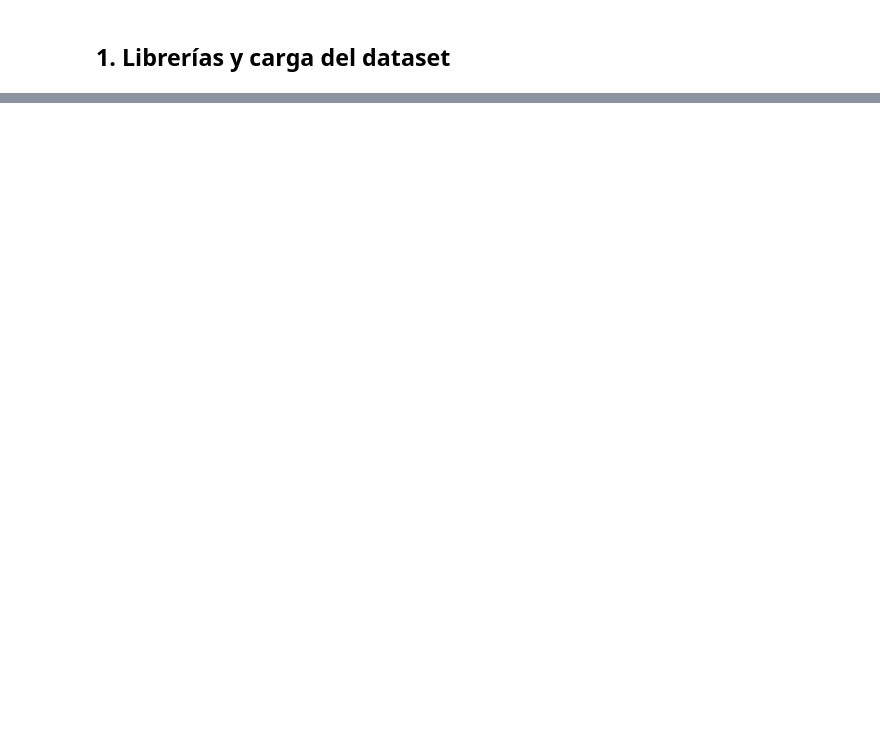
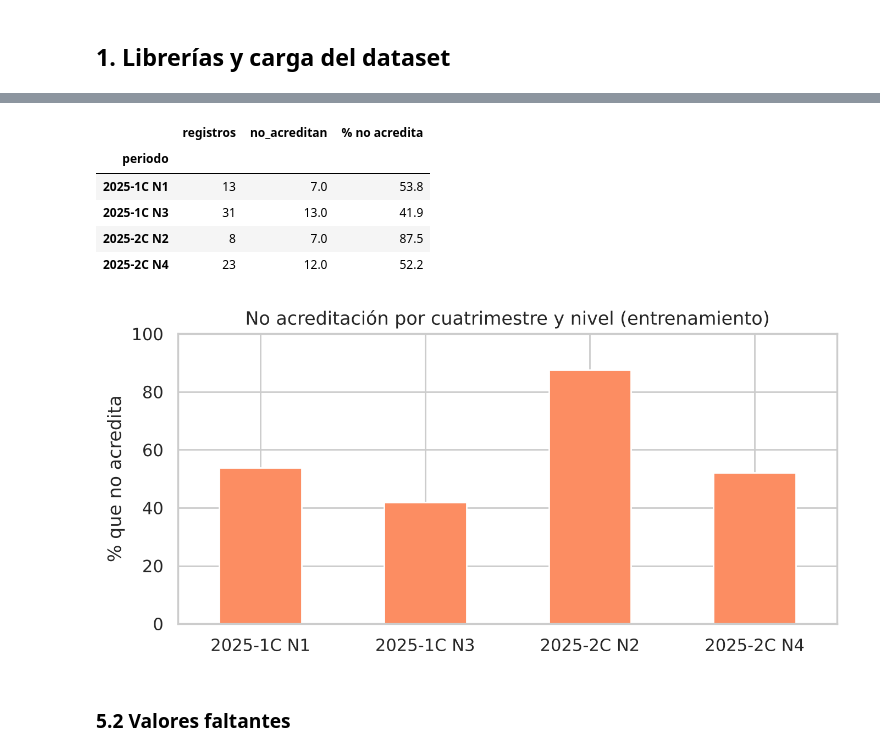
Before and after one commit to gabrielasbacchiani/prediccion-acreditacion-teps, a Jupyter notebook: notebooks/01-gsb-eda-preprocesamiento.ipynb, the cells around one changed output, grey strips where cells are left out. Saved outputs shown, nothing was run; the diff lists cells and outputs as text; code cells hidden in the pictures; blank space fills up the shorter version.

```diff
--- a/notebooks/01-gsb-eda-preprocesamiento.ipynb
+++ b/notebooks/01-gsb-eda-preprocesamiento.ipynb
@@ -421,0 +137,17 @@ Para realizar este trabajo se tomaron los registros de las cohortes 2025 - 2026,
+# %%
+objetivo = "no_acredita"
+es_prueba = (modelo.anio == 2026) & (modelo.cuatri == 1)
+ids_prueba = set(modelo.loc[es_prueba, "id_estudiante"])
+quitados = (modelo.anio == 2025) & modelo.id_estudiante.isin(ids_prueba)
+es_entrenamiento = (modelo.anio == 2025) & ~quitados
+
+train = modelo[es_entrenamiento].copy()
+test = modelo[es_prueba].copy()
+print(f"Registros 2025 quitados del entrenamiento por repetir persona: {quitados.sum()}")
+resumen = pd.DataFrame({
+    "registros": [len(train), len(test)],
+    "no acreditan (1)": [int(train[objetivo].sum()), int(test[objetivo].sum())],
+    "acreditan (0)": [int((train[objetivo] == 0).sum()), int((test[objetivo] == 0).sum())],
+}, index=["entrenamiento", "prueba"])
+resumen["% no acredita"] = (100 * resumen["no acreditan (1)"] / resumen.registros).round(1)
+display(resumen)
@@ -421,0 +167,20 @@ Para realizar este trabajo se tomaron los registros de las cohortes 2025 - 2026,
+# %%
+train["periodo"] = train.anio.astype(str) + "-" + train.cuatri.astype(str) + "C N" + train.nivel.astype(str)
+por_periodo = train.groupby("periodo")[objetivo].agg(registros="count", no_acreditan="sum")
+por_periodo["% no acredita"] = (100 * por_periodo.no_acreditan / por_periodo.registros).round(1)
+display(por_periodo)
+
+ax = por_periodo["% no acredita"].plot(kind="bar", color="#fc8d62", figsize=(7, 3.5), rot=0)
+ax.set_ylabel("% que no acredita"); ax.set_xlabel(""); ax.set_ylim(0, 100)
+ax.set_title("No acreditación por cuatrimestre y nivel (entrenamiento)")
+plt.tight_layout(); plt.savefig(FIGURAS / "no_acreditacion_por_periodo.png", dpi=120); plt.show()
+# %% [output]
+|  | registros | no_acreditan | % no acredita |
+| periodo |  |  |  |
+| 2025-1C N1 | 13 | 7.0 | 53.8 |
+| 2025-1C N3 | 31 | 13.0 | 41.9 |
+| 2025-2C N2 | 8 | 7.0 | 87.5 |
+| 2025-2C N4 | 23 | 12.0 | 52.2 |
+[figure, added]
+# %% [markdown]
+### 5.2 Valores faltantes
```
Also changed, not shown: parts of 62 cells of this notebook.
